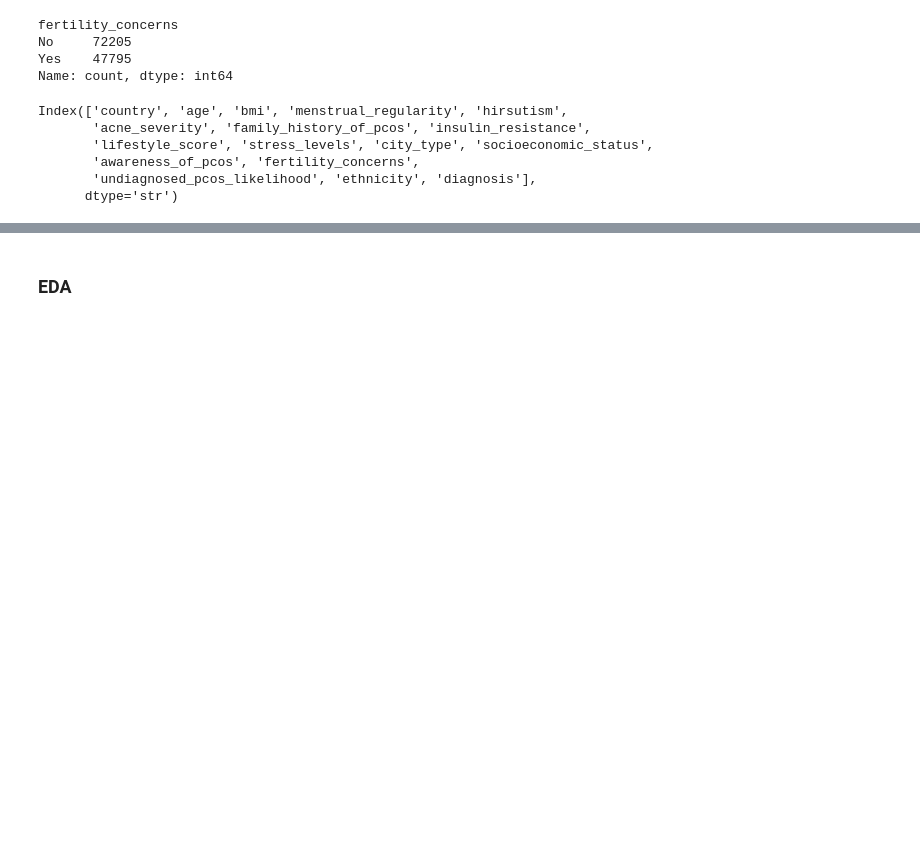
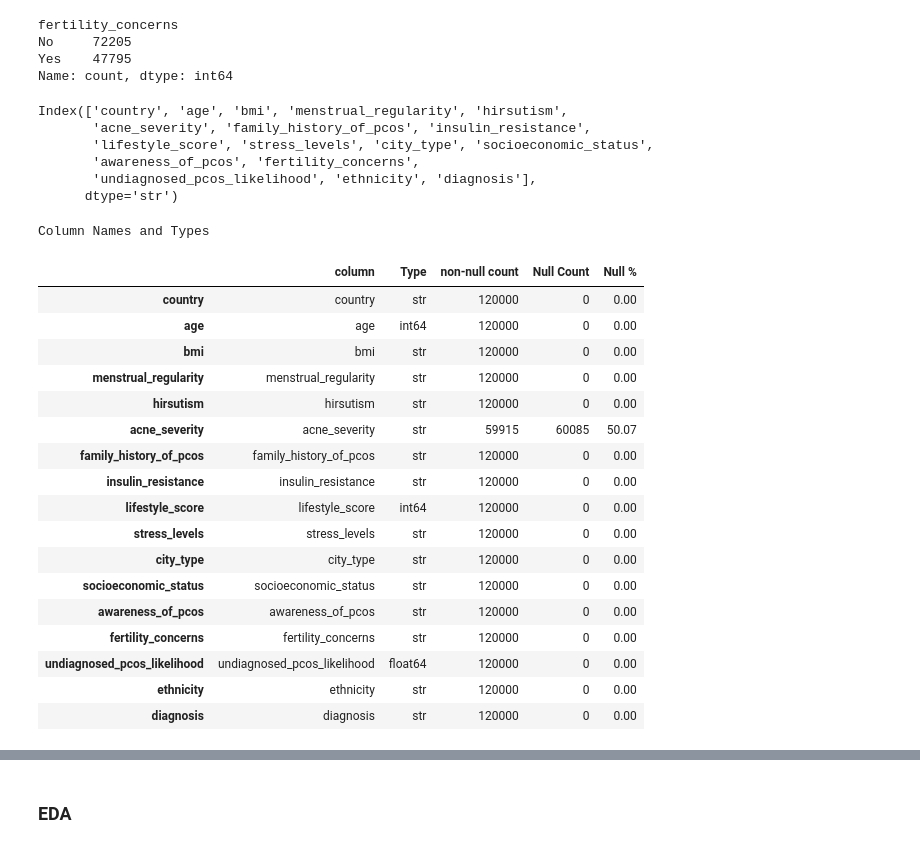
Before and after one commit to rajibulislam1/PCOS_detect_prediction, a Jupyter notebook: notebooks/01-data-preprocessed.ipynb, the cells around one changed output, grey strips where cells are left out. Cells and saved outputs as stored; diff of their text form; code cells hidden in the pictures; blank space fills up the shorter version.

```diff
--- a/notebooks/01-data-preprocessed.ipynb
+++ b/notebooks/01-data-preprocessed.ipynb
@@ -529,3 +529,32 @@ Index(['country', 'age', 'bmi', 'menstrual_regularity', 'hirsutism',
        'awareness_of_pcos', 'fertility_concerns',
        'undiagnosed_pcos_likelihood', 'ethnicity', 'diagnosis'],
       dtype='str')
+# %%
+print("Column Names and Types")
+pd.DataFrame({
+    'column':df.columns,
+    'Type':df.dtypes,
+    'non-null count':df.count(),
+    'Null Count':df.isnull().sum(),
+    "Null %": (df.isnull().sum() / len(df) * 100).round(2)
+})
+# %% [output]
+Column Names and Types
+|  | column | Type | non-null count | Null Count | Null % |
+| country | country | str | 120000 | 0 | 0.00 |
+| age | age | int64 | 120000 | 0 | 0.00 |
+| bmi | bmi | str | 120000 | 0 | 0.00 |
+| menstrual_regularity | menstrual_regularity | str | 120000 | 0 | 0.00 |
+| hirsutism | hirsutism | str | 120000 | 0 | 0.00 |
+| acne_severity | acne_severity | str | 59915 | 60085 | 50.07 |
+| family_history_of_pcos | family_history_of_pcos | str | 120000 | 0 | 0.00 |
+| insulin_resistance | insulin_resistance | str | 120000 | 0 | 0.00 |
+| lifestyle_score | lifestyle_score | int64 | 120000 | 0 | 0.00 |
+| stress_levels | stress_levels | str | 120000 | 0 | 0.00 |
+| city_type | city_type | str | 120000 | 0 | 0.00 |
+| socioeconomic_status | socioeconomic_status | str | 120000 | 0 | 0.00 |
+| awareness_of_pcos | awareness_of_pcos | str | 120000 | 0 | 0.00 |
+| fertility_concerns | fertility_concerns | str | 120000 | 0 | 0.00 |
+| undiagnosed_pcos_likelihood | undiagnosed_pcos_likelihood | float64 | 120000 | 0 | 0.00 |
+| ethnicity | ethnicity | str | 120000 | 0 | 0.00 |
+| diagnosis | diagnosis | str | 120000 | 0 | 0.00 |
```
Also changed, not shown: parts of 13 cells of this notebook, 3 other files.
